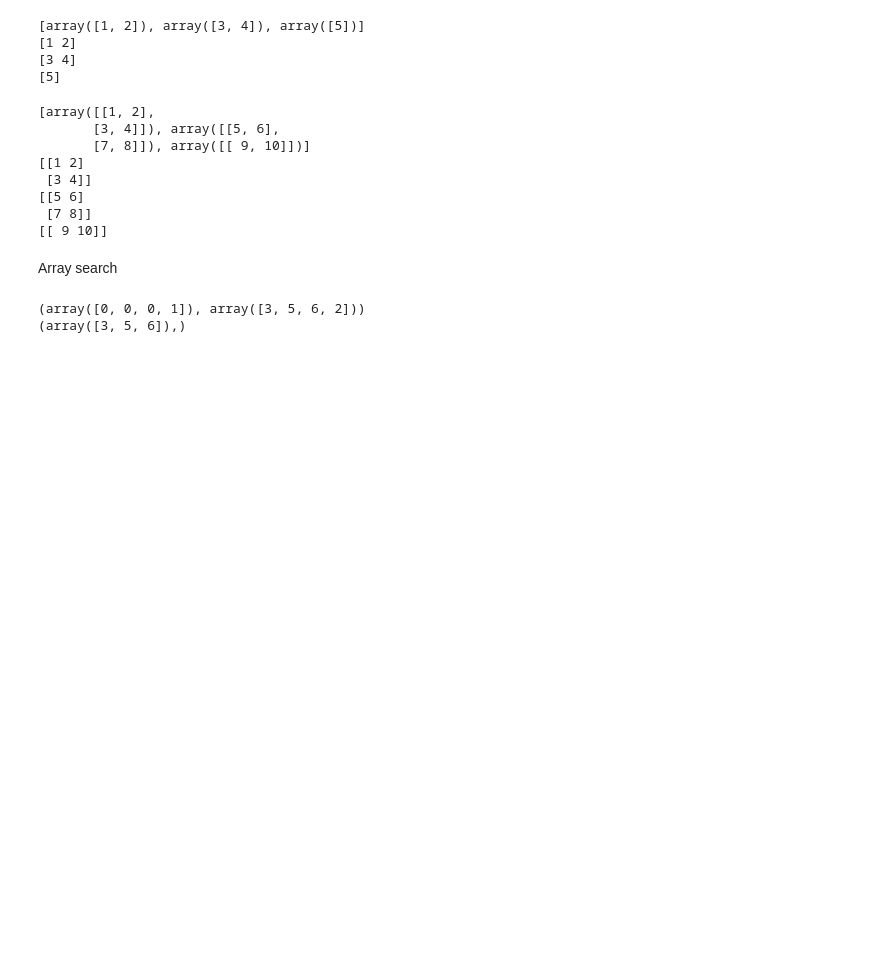
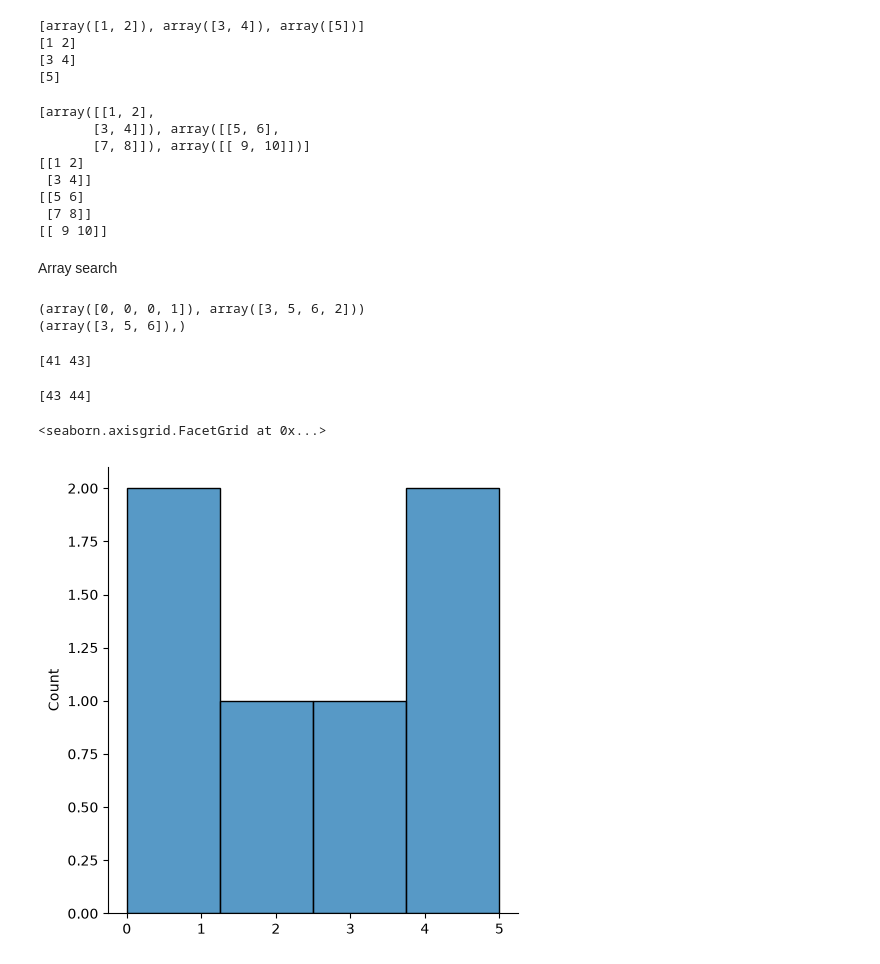
Before and after one commit to DeSilva008/Python-Exercise, a Jupyter notebook: 13.ipynb, the cells around one changed output. Saved outputs shown, nothing was run; the diff lists cells and outputs as text; code cells hidden in the pictures; blank space fills up the shorter version.

```diff
--- a/13.ipynb
+++ b/13.ipynb
@@ -397,3 +400,32 @@ print(x)
 # %% [output]
 (array([0, 0, 0, 1]), array([3, 5, 6, 2]))
 (array([3, 5, 6]),)
+# %%
+arr = np.array([41, 42, 43, 44])
+
+# x = [True, False, True, False]
+
+# newarr = arr[x]
+newarr = arr[[True, False, True, False]]
+
+print(newarr)
+# %% [output]
+[41 43]
+# %%
+arr = np.array([41, 42, 43, 44])
+
+x = arr[arr >42]
+
+print(x)
+# %% [output]
+[43 44]
+# %%
+import matplotlib.pyplot as plt
+import seaborn as sns
+
+sns.displot([0,1,2,3,4,5])
+
+# plt.show()
+# %% [output]
+<seaborn.axisgrid.FacetGrid at 0x...>
+[figure, added]
```
Also changed, not shown: parts of 4 cells of this notebook.
